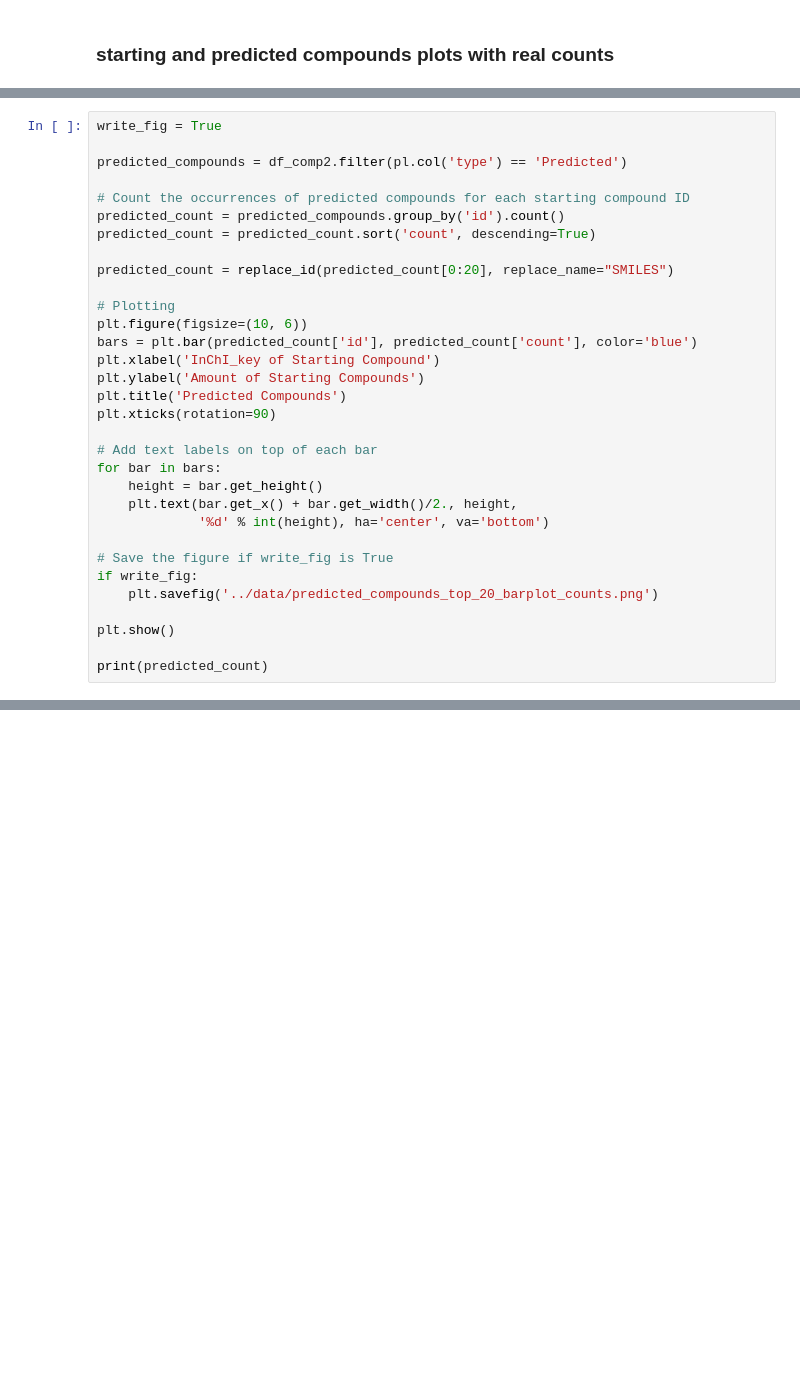
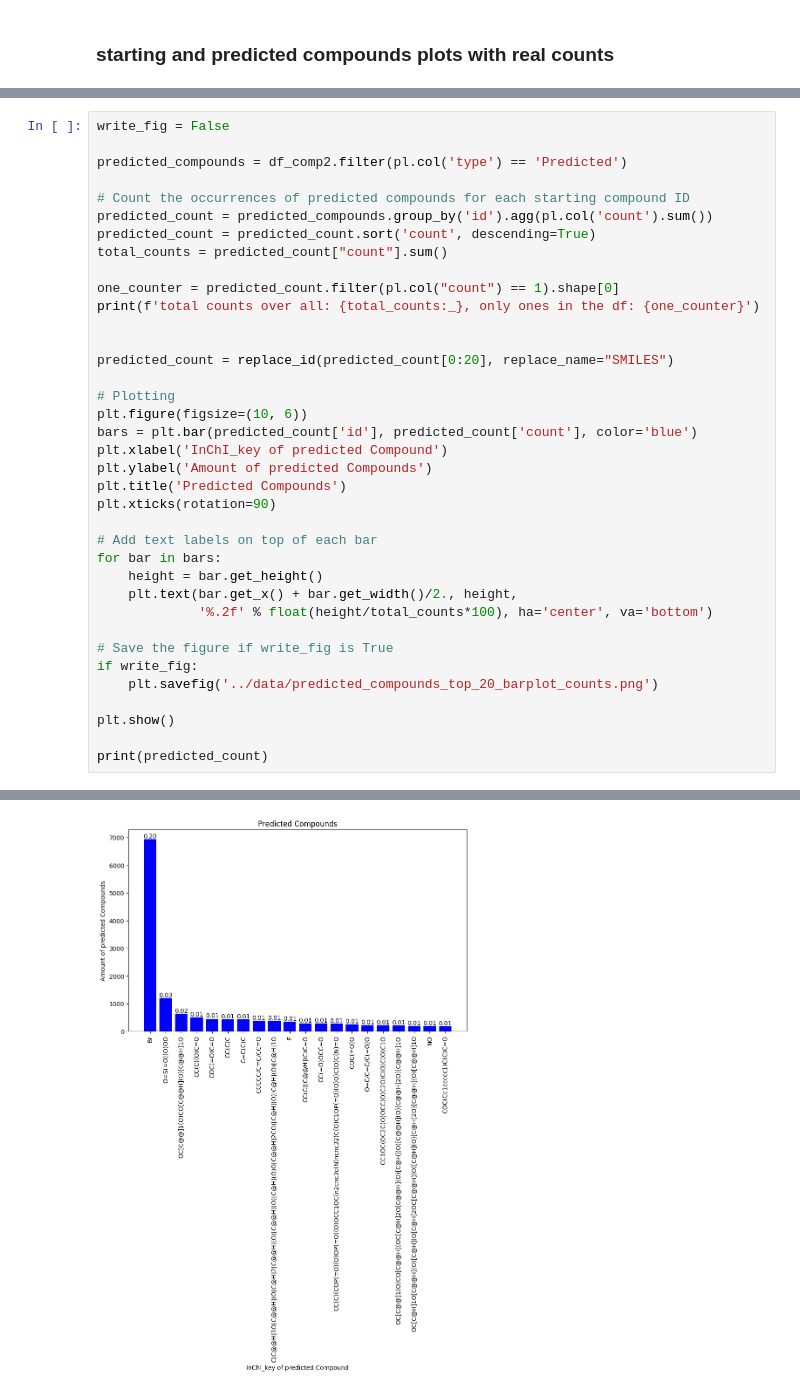
Before and after one commit to pamrein/expanded-naturalproduct-chemspace, a Jupyter notebook: expanded_naturalproduct_chemspace/compounds.ipynb, the cells around one changed output, grey strips where cells are left out. Cells and saved outputs as stored; diff of their text form; blank space fills up the shorter version.

```diff
--- a/expanded_naturalproduct_chemspace/compounds.ipynb
+++ b/expanded_naturalproduct_chemspace/compounds.ipynb
@@ -400,19 +382,24 @@ shape: (20, 2)
 # %%
-write_fig = True
+write_fig = False
 
 predicted_compounds = df_comp2.filter(pl.col('type') == 'Predicted')
 
 # Count the occurrences of predicted compounds for each starting compound ID
-predicted_count = predicted_compounds.group_by('id').count()
+predicted_count = predicted_compounds.group_by('id').agg(pl.col('count').sum())
 predicted_count = predicted_count.sort('count', descending=True)
+total_counts = predicted_count["count"].sum()
+
+one_counter = predicted_count.filter(pl.col("count") == 1).shape[0]
+print(f'total counts over all: {total_counts:_}, only ones in the df: {one_counter}')
+
 
 predicted_count = replace_id(predicted_count[0:20], replace_name="SMILES")
 
 # Plotting
 plt.figure(figsize=(10, 6))
 bars = plt.bar(predicted_count['id'], predicted_count['count'], color='blue')
-plt.xlabel('InChI_key of Starting Compound')
-plt.ylabel('Amount of Starting Compounds')
+plt.xlabel('InChI_key of predicted Compound')
+plt.ylabel('Amount of predicted Compounds')
 plt.title('Predicted Compounds')
 plt.xticks(rotation=90)
 
@@ -420,7 +407,7 @@ plt.xticks(rotation=90)
 for bar in bars:
     height = bar.get_height()
     plt.text(bar.get_x() + bar.get_width()/2., height,
-             '%d' % int(height), ha='center', va='bottom')
+             '%.2f' % float(height/total_counts*100), ha='center', va='bottom')
 
 # Save the figure if write_fig is True
 if write_fig:
@@ -429,3 +416,4 @@ if write_fig:
 plt.show()
 
 print(predicted_count)
+# %% [output]
@@ -431,0 +437 @@ print(predicted_count)
+[figure, added]
```
Also changed, not shown: parts of 5 cells of this notebook, 6 other files.
